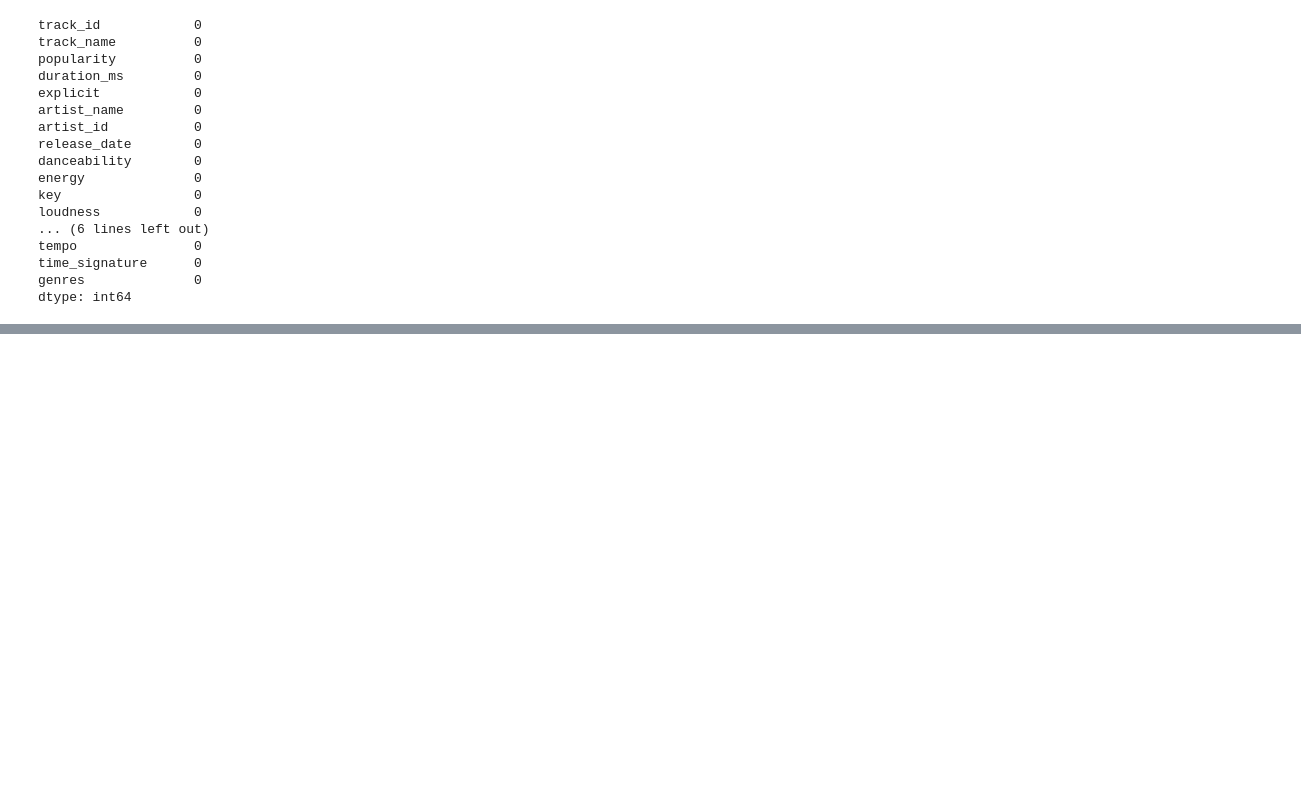
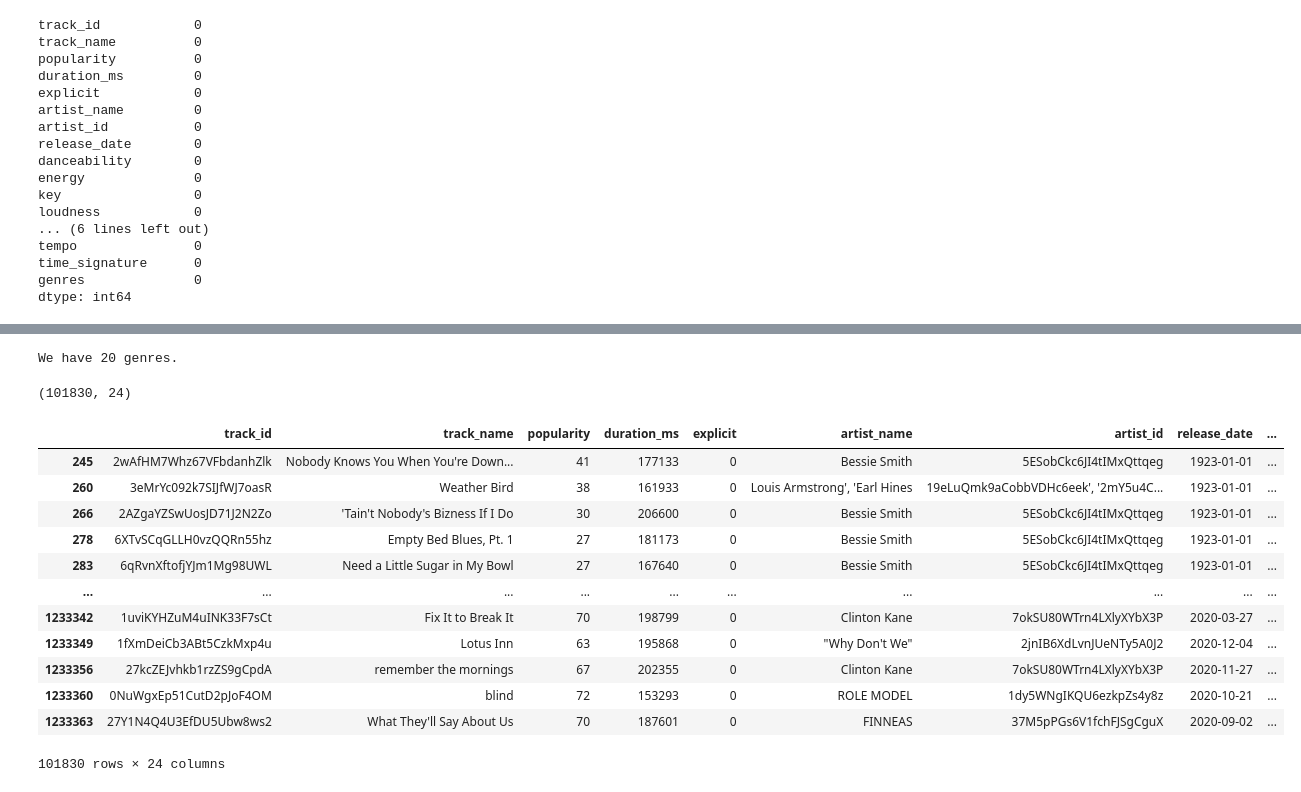
Before and after one commit to SOKAJ-7/M20---Group_11_Project, a Jupyter notebook: dwg_v1.ipynb, the cells around one changed output, grey strips where cells are left out. Drawn from its saved outputs; the diff is of its cells as text; code cells hidden in the pictures; blank space fills up the shorter version.

```diff
--- a/dwg_v1.ipynb
+++ b/dwg_v1.ipynb
@@ -134,0 +273,33 @@ ValueError: time data '60:50' does not match format '%M:%S' (match)
+# %%
+genre_list = [
+    'soundtrack','indie','jazz','pop','electronic',
+    'folk','hip_hop','rock','alternative','classical',
+    'rap','world','soul','blues','R&B',
+    'reggae','ska','dance','country','opera'
+]
+# ppp = ["'zydeco'"]
+print(f'We have {len(genre_list)} genres.')
+# %% [output]
+We have 20 genres.
+# %%
+new_df = df[df['genres'].isin(genre_list)]
+# %%
+new_df.shape
+# %% [output]
+(101830, 24)
+# %%
+new_df
+# %% [output]
+|  | track_id | track_name | popularity | duration_ms | explicit | artist_name | artist_id | release_date | ... |
+| 245 | 2wAfHM7Whz67VFbdanhZlk | Nobody Knows You When You're Down... | 41 | 177133 | 0 | Bessie Smith | 5ESobCkc6JI4tIMxQttqeg | 1923-01-01 | ... |
+| 260 | 3eMrYc092k7SIJfWJ7oasR | Weather Bird | 38 | 161933 | 0 | Louis Armstrong', 'Earl Hines | 19eLuQmk9aCobbVDHc6eek', '2mY5u4C... | 1923-01-01 | ... |
+| 266 | 2AZgaYZSwUosJD71J2N2Zo | 'Tain't Nobody's Bizness If I Do | 30 | 206600 | 0 | Bessie Smith | 5ESobCkc6JI4tIMxQttqeg | 1923-01-01 | ... |
+| 278 | 6XTvSCqGLLH0vzQQRn55hz | Empty Bed Blues, Pt. 1 | 27 | 181173 | 0 | Bessie Smith | 5ESobCkc6JI4tIMxQttqeg | 1923-01-01 | ... |
+| 283 | 6qRvnXftofjYJm1Mg98UWL | Need a Little Sugar in My Bowl | 27 | 167640 | 0 | Bessie Smith | 5ESobCkc6JI4tIMxQttqeg | 1923-01-01 | ... |
+| ... | ... | ... | ... | ... | ... | ... | ... | ... | ... |
+| 1233342 | 1uviKYHZuM4uINK33F7sCt | Fix It to Break It | 70 | 198799 | 0 | Clinton Kane | 7okSU80WTrn4LXlyXYbX3P | 2020-03-27 | ... |
+| 1233349 | 1fXmDeiCb3ABt5CzkMxp4u | Lotus Inn | 63 | 195868 | 0 | "Why Don't We" | 2jnIB6XdLvnJUeNTy5A0J2 | 2020-12-04 | ... |
+| 1233356 | 27kcZEJvhkb1rzZS9gCpdA | remember the mornings | 67 | 202355 | 0 | Clinton Kane | 7okSU80WTrn4LXlyXYbX3P | 2020-11-27 | ... |
+| 1233360 | 0NuWgxEp51CutD2pJoF4OM | blind | 72 | 153293 | 0 | ROLE MODEL | 1dy5WNgIKQU6ezkpZs4y8z | 2020-10-21 | ... |
+| 1233363 | 27Y1N4Q4U3EfDU5Ubw8ws2 | What They'll Say About Us | 70 | 187601 | 0 | FINNEAS | 37M5pPGs6V1fchFJSgCguX | 2020-09-02 | ... |
+101830 rows × 24 columns
```
Also changed, not shown: parts of 26 cells of this notebook.
